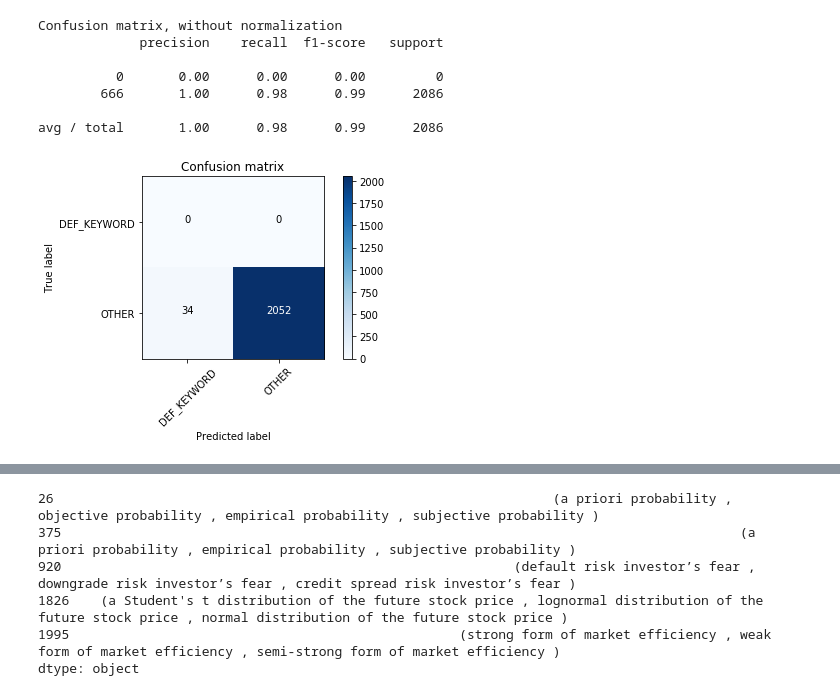
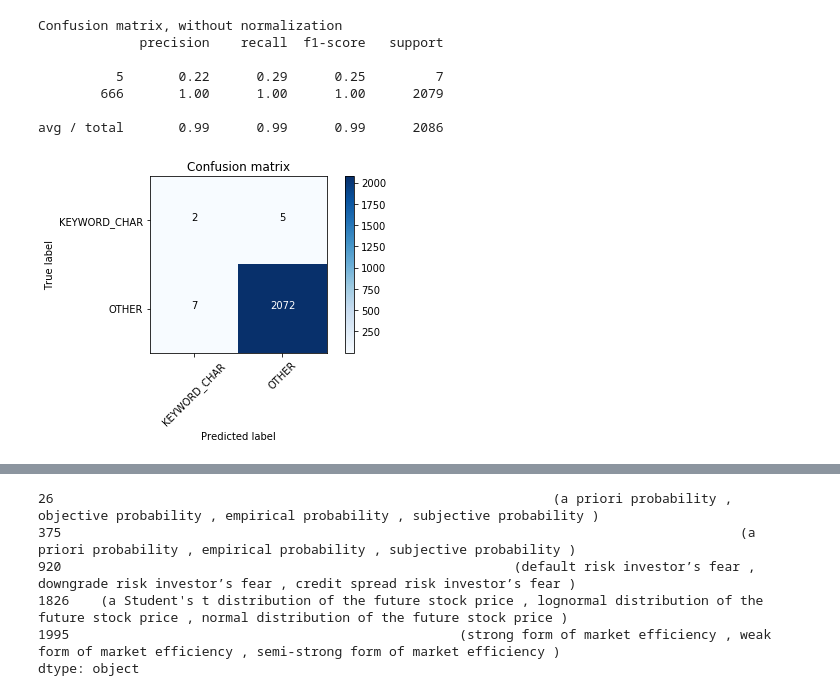
Before and after one commit to CfaBotTeam/CfaBot, a Jupyter notebook: Playground/Classify_Questions.ipynb, the cells around one changed output, grey strips where cells are left out. Cells and saved outputs as stored; diff of their text form; code cells hidden in the pictures.

```diff
--- a/Playground/Classify_Questions.ipynb
+++ b/Playground/Classify_Questions.ipynb
@@ -43,14 +43,16 @@ class QuestionCategory(object):
     # the proposed choices are the potential characteristics associated with this characteristic
     KEYWORD_CHAR = 5
 
+    CONTEXT_KEYWORD_CHAR = 6
+
     # The question is quite complex. The subject of the description refers to a previous sentence in the question
-    SITUATION_KEYWORD = 6
+    SITUATION_KEYWORD = 7
 
     # Very hard
-    KEYWORD_COMPARISON = 7
-    CALCULUS = 8
-    REASONING = 9
-    BEST_ASSOCIATION = 10
+    KEYWORD_COMPARISON = 8
+    CALCULUS = 9
+    REASONING = 10
+    BEST_ASSOCIATION = 11
 
     # Will probably never care
     OCR_PROBLEM = 20
@@ -284,0 +396,2 @@ def predict_category(category, filters_factory, with_df=None):
+# %%
+all_df = predict_category(QuestionCategory.DEF_KEYWORD_START_END, get_def_keyword_start_end_filters, all_df)
@@ -284,0 +407,4 @@ def predict_category(category, filters_factory, with_df=None):
+# %%
+
+
+all_df = predict_category(QuestionCategory.KEYWORD_DEF, get_keyword_def_filter, all_df)
@@ -284,0 +420,4 @@ def predict_category(category, filters_factory, with_df=None):
+# %%
+filters = all_df['predicted_category'] == QuestionCategory.KEYWORD_DEF
+filters &= all_df['real_category'] != QuestionCategory.KEYWORD_DEF
+all_df.loc[filters, 'real_category'].apply(lambda x: get_enum_name(QuestionCategory, x))
@@ -285,26 +432,25 @@ def predict_category(category, filters_factory, with_df=None):
 # %%
-def get_def_keyword_filters_base(df):
+def get_keyword_def_filter(df):
     filters = ~df['question'].str.contains(', CFA,')
     filters &= (df['question'].str.contains('described as') |
                df['question'].str.contains('defined as'))
-    filters &= df['question_choice_len_ratio'] < 27.0
-    filters &= df['question_verb_centrality'] > 0.6
     filters &= ~df['question_has_digits']
     filters &= ~df['question_has_ner']
+    filters &= df['q_subject_loosly_in_gloss']
+    filters &= df['question_choice_len_ratio'] > 2.0
+    filters &= df['question_verb_centrality'] > 0.6
+    filters &= ~df['any_choice_in_glossary']
+    filters &= df['real_category'] != QuestionCategory.DEF_KEYWORD
+    filters &= df['real_category'] != QuestionCategory.DEF_KEYWORD_START_END
     return filters
 
-def get_def_keyword_filters(df):
-    filters = get_def_keyword_filters_base(df)
-    filters &= df['any_choice_in_glossary']
-    return filters
-
-all_df = predict_category(QuestionCategory.DEF_KEYWORD, get_def_keyword_filters, all_df)
+all_df = predict_category(QuestionCategory.KEYWORD_CHAR, get_keyword_def_filter)
 # %% [output]
 Confusion matrix, without normalization
              precision    recall  f1-score   support
 
-          0       0.00      0.00      0.00         0
-        666       1.00      0.98      0.99      2086
+          5       0.22      0.29      0.25         7
+        666       1.00      1.00      1.00      2079
 
-avg / total       1.00      0.98      0.99      2086
+avg / total       0.99      0.99      0.99      2086
-[figure, old version]
+[figure, new version]
```
Also changed, not shown: parts of 45 cells of this notebook, 5 other files.
